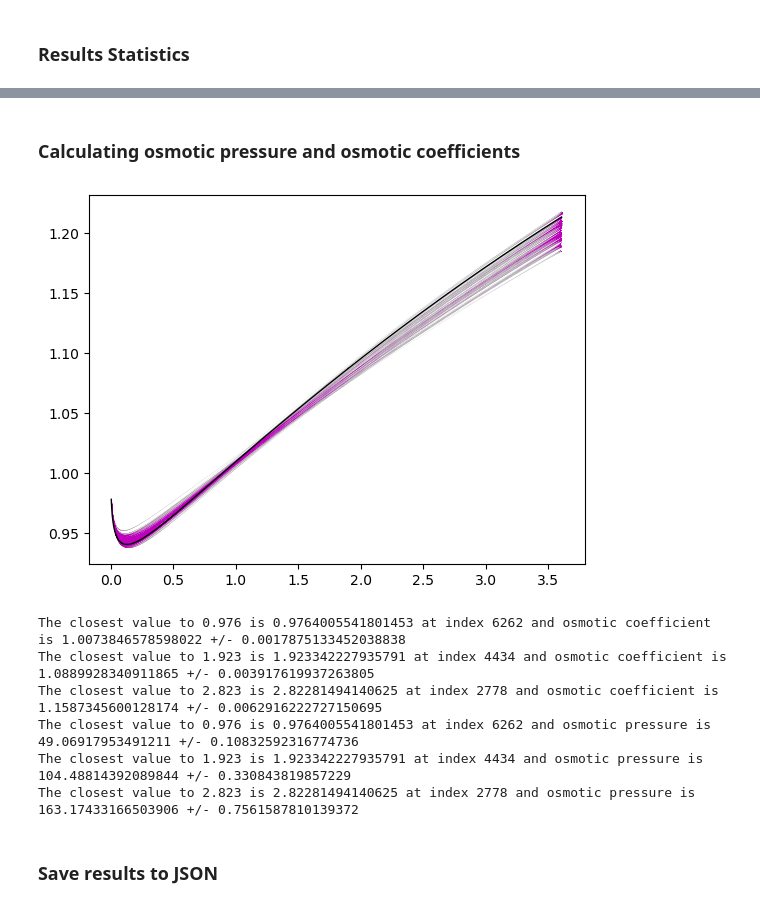
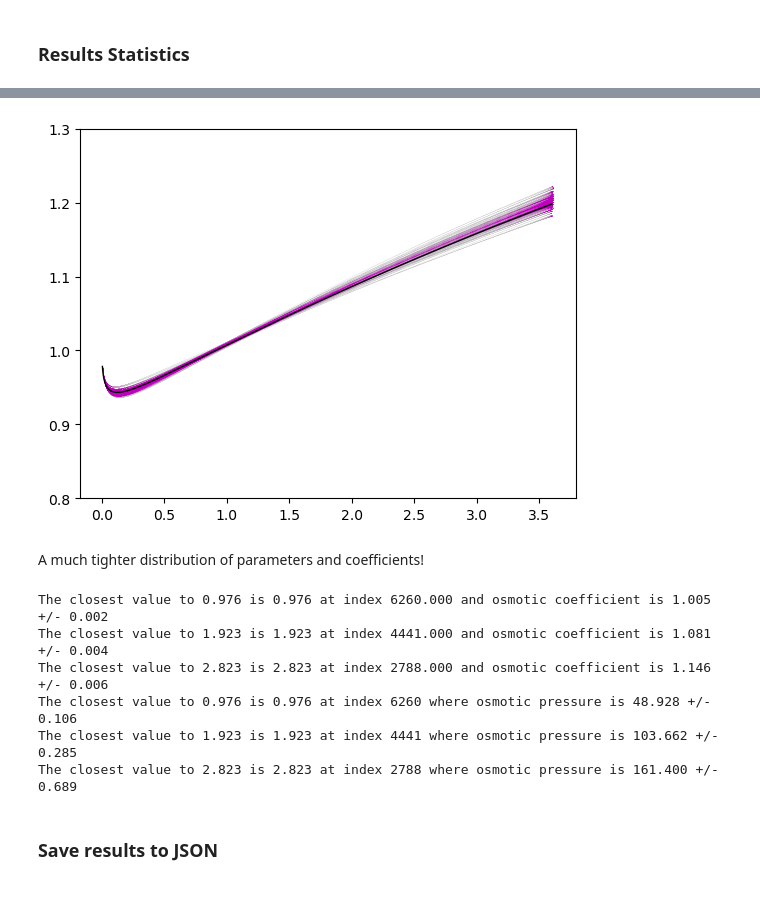
Before and after one commit to barmoral/osmotic_calculations, a Jupyter notebook: HarmonicPotential_analysis/harmonic_maxlikelihood_analysis.ipynb, the cells around one changed output, grey strips where cells are left out. Saved outputs shown, nothing was run; the diff lists cells and outputs as text; code cells hidden in the pictures.

```diff
--- a/HarmonicPotential_analysis/harmonic_maxlikelihood_analysis.ipynb
+++ b/HarmonicPotential_analysis/harmonic_maxlikelihood_analysis.ipynb
@@ -303,0 +307,16 @@ Param 2 = 0.036564288791302385 +/- 0.018763604031859223
+# %%
+# Plots of the osmotic coefficients and osmotic pressures with the unweighted parameters
+ops = list()
+ocs = list()
+for p,c in zip(bootstrap_params_unweighted, bootstrap_profiles_unweighted):
+    op,oc = osmotic_pressure(c,p)
+    plt.plot(c_0,oc,lw=0.1,alpha=0.2,c='m')
+    ops.append(op)
+    ocs.append(oc)
+opt_op = osmotic_pressure(c_0,result_unweighted.x)[0]
+opt_oc = osmotic_pressure(c_0,result_unweighted.x)[1]
+plt.plot(c_0,opt_oc,'k',lw=1,alpha=1)
+plt.ylim([0.85,1.6])
+ops = np.array(ops)
+ocs = np.array(ocs)
+plt.show()
@@ -304,6 +325,6 @@ Param 2 = 0.036564288791302385 +/- 0.018763604031859223
 # %%
 # Perform bootstrapping with weighted residuals
-bootstrap_params_weighted  = bootstrap_profiles(profiles=concentration_profiles, n_samples=500, res_func=weighted_residuals)
+bootstrap_profiles_weighted, bootstrap_params_weighted  = bootstrap_profiles(profiles=concentration_profiles, n_samples=500, res_func=weighted_residuals)
 w_bs_params=[]
 for i in range(len(trialp)):
     pd = bootstrap_params_weighted[:,i]
@@ -327,0 +347,16 @@ Much more consistent performance!
+# %%
+# Plots of the osmotic coefficients and osmotic pressures with the unweighted parameters
+ops = list()
+ocs = list()
+for p,c in zip(bootstrap_params_weighted, bootstrap_profiles_weighted):
+    op,oc = osmotic_pressure(c,p)
+    plt.plot(c_0,oc,lw=0.1,alpha=0.2,c='m')
+    ops.append(op)
+    ocs.append(oc)
+opt_op = osmotic_pressure(c_0,result_weighted.x)[0]
+opt_oc = osmotic_pressure(c_0,result_weighted.x)[1]
+plt.ylim([0.85,1.6])
+plt.plot(c_0,opt_oc,'k',lw=1,alpha=1)
+ops = np.array(ops)
+ocs = np.array(ocs)
+plt.show()
@@ -409,7 +450,7 @@ def logprobfunc(a,z,cz,A=A):
 # %%
 def czfunc(a,z,cz):
     '''
-    Function that iterates the calculation of a concentration.
+    Function that iterates the calculation of a concentration until it self consistently matches.
     '''
     cznew = np.exp(logprobfunc(a,z,cz))  # exponential of eq 12 for ln c/cmax for the data points
     zunique, locs = np.unique(z,return_index=True)  # now we have sorted unique points, we can integrate
@@ -593,2 +623,0 @@ plt.show()
-# %% [markdown]
-### Calculating osmotic pressure and osmotic coefficients
@@ -611,21 +624,23 @@ def osmotic_pressure(cs, params, nu=2):
 # %%
 # scatter plots of the osmotic coefficients and osmotic pressures
 ops = list()
 ocs = list()
 for p,c in zip(bparams,bcs):
     op,oc = osmotic_pressure(c,p)
     plt.scatter(c,oc,s=0.1,lw=0.1,alpha=0.01,c='m')
     ops.append(op)
     ocs.append(oc)
 opt_oc = osmotic_pressure(c_opt_sparse_all,full_opt)[1]
 opt_op = osmotic_pressure(c_opt_sparse_all,full_opt)[0]
 plt.plot(c_opt_sparse_all,opt_oc,'k',lw=1,alpha=1)
-# plt.ylim([0.8,1.2])
+plt.ylim([0.8,1.3])
 ops = np.array(ops)
 ocs = np.array(ocs)
 plt.show()
 # %% [output]
-[figure, old version]
+[figure, new version]
+# %% [markdown]
+A much tighter distribution of parameters and coefficients!
 # %%
 def find_closest(lst, target):
     '''
@@ -663,7 +678,7 @@ for target_value in target_values:
     closest_indexes.append(closest_index)
     results_oc.append(float(y_values))
     results_oc_err.append(float(uncertainity))
-    print(f"The closest value to {target_value} is {closest_value} at index {closest_index} and osmotic coefficient is {opt_oc[closest_index]} +/- {uncertainity}")
+    print(f"The closest value to {target_value} is {closest_value:.3f} at index {closest_index:.3f} and osmotic coefficient is {opt_oc[closest_index]:.3f} +/- {uncertainity:.3f}")
 
 # Osmotic pressure results:
 for target_value in target_values:
@@ -674,7 +689,7 @@ for target_value in target_values:
     uncertainity=(y_error_lower+y_error_upper)/2 #get uncertainty from mean of error bounds
     results_op.append(float(y_values))
     results_op_err.append(float(uncertainity))
-    print(f"The closest value to {target_value} is {closest_value} at index {closest_index} and osmotic pressure is {opt_op[closest_index]} +/- {uncertainity}")
+    print(f"The closest value to {target_value} is {closest_value:.3f} at index {closest_index} where osmotic pressure is {opt_op[closest_index]:.3f} +/- {uncertainity:.3f}")
 
 concentration_results={}
 concentration_results['osmotic_coefficient']=results_oc
@@ -682,12 +697,12 @@ concentration_results['osmotic_coefficient_error']=results_oc_err
 concentration_results['osmotic_pressure']=results_op
 concentration_results['osmotic_pressure_error']=results_op_err
 # %% [output]
-The closest value to 0.976 is 0.9764005541801453 at index 6262 and osmotic coefficient is 1.0073846578598022 +/- 0.0017875133452038838
-The closest value to 1.923 is 1.923342227935791 at index 4434 and osmotic coefficient is 1.0889928340911865 +/- 0.003917619937263805
-The closest value to 2.823 is 2.82281494140625 at index 2778 and osmotic coefficient is 1.1587345600128174 +/- 0.0062916222727150695
-The closest value to 0.976 is 0.9764005541801453 at index 6262 and osmotic pressure is 49.06917953491211 +/- 0.10832592316774736
-The closest value to 1.923 is 1.923342227935791 at index 4434 and osmotic pressure is 104.48814392089844 +/- 0.330843819857229
-The closest value to 2.823 is 2.82281494140625 at index 2778 and osmotic pressure is 163.17433166503906 +/- 0.7561587810139372
+The closest value to 0.976 is 0.976 at index 6260.000 and osmotic coefficient is 1.005 +/- 0.002
+The closest value to 1.923 is 1.923 at index 4441.000 and osmotic coefficient is 1.081 +/- 0.004
+The closest value to 2.823 is 2.823 at index 2788.000 and osmotic coefficient is 1.146 +/- 0.006
+The closest value to 0.976 is 0.976 at index 6260 where osmotic pressure is 48.928 +/- 0.106
+The closest value to 1.923 is 1.923 at index 4441 where osmotic pressure is 103.662 +/- 0.285
+The closest value to 2.823 is 2.823 at index 2788 where osmotic pressure is 161.400 +/- 0.689
 # %% [markdown]
 ### Save results to JSON
 # %%
```
Also changed, not shown: parts of 56 cells of this notebook.
